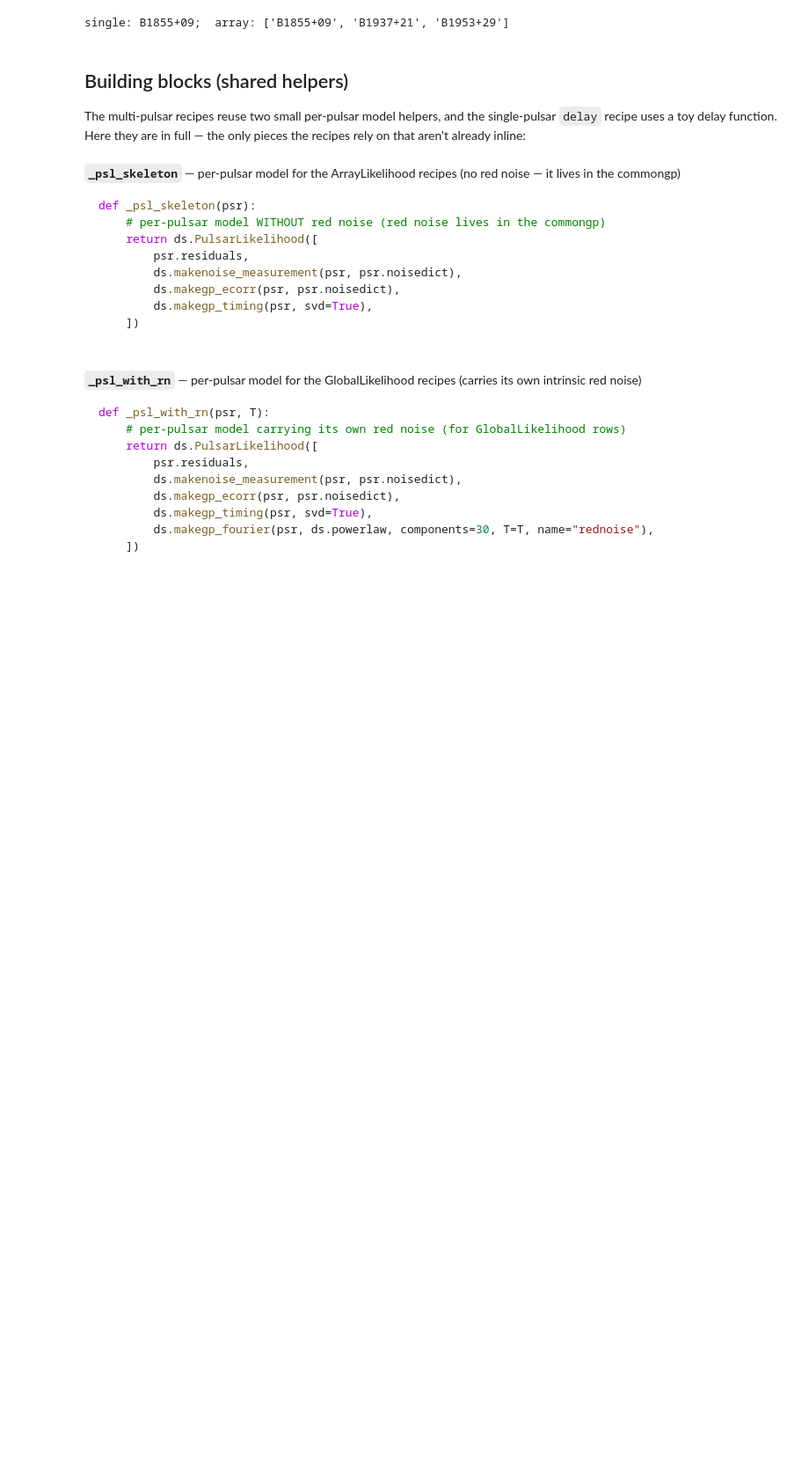
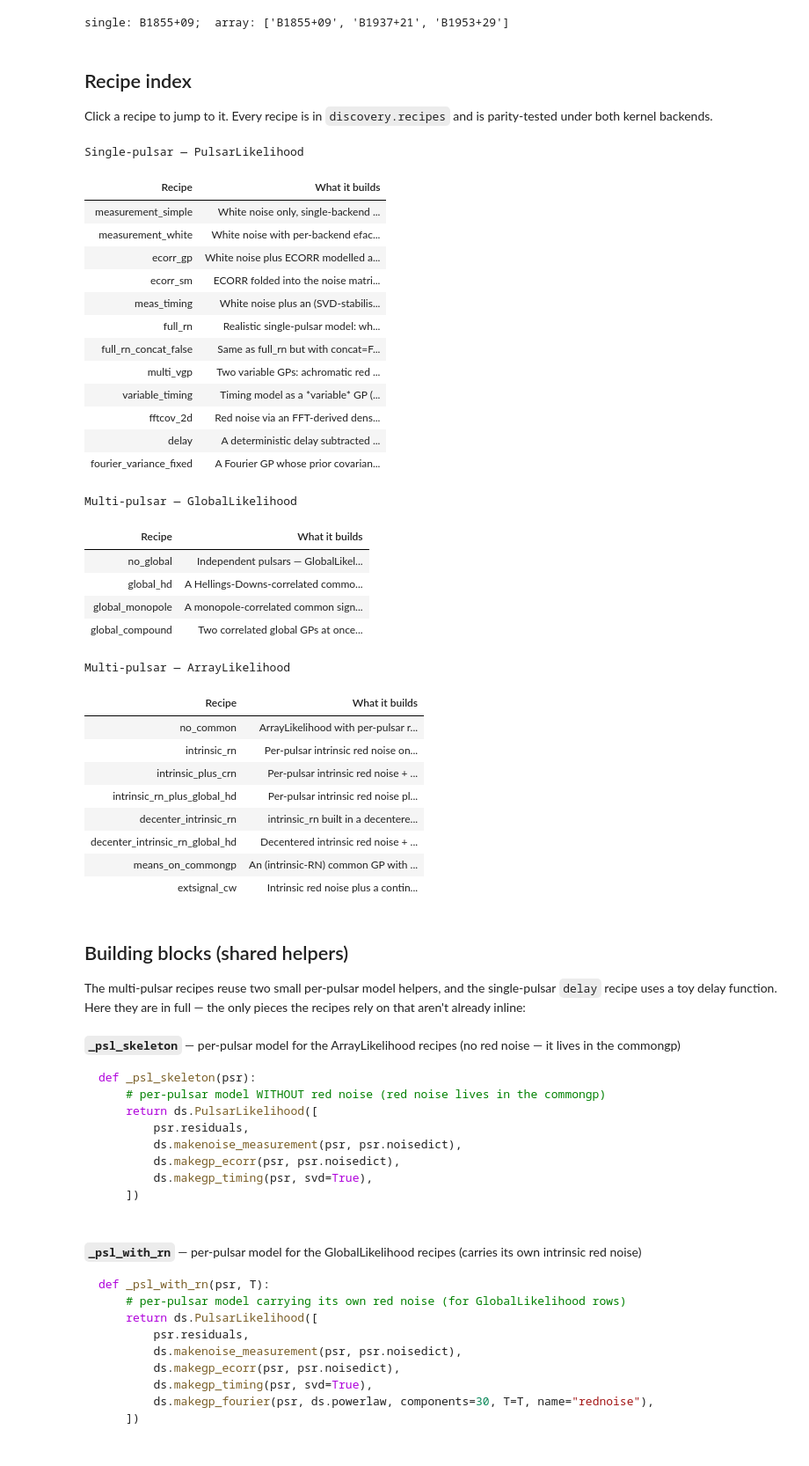
Before and after one commit to meyers-academic/discovery, a Jupyter notebook: docs/tutorials/cookbook_models.ipynb, the cells around one changed output. Shown at 88% size. Cells and saved outputs as stored; diff of their text form; code cells hidden in the pictures; blank space fills up the shorter version.

````diff
--- a/docs/tutorials/cookbook_models.ipynb
+++ b/docs/tutorials/cookbook_models.ipynb
@@ -41,7 +33,7 @@ single: B1855+09;  array: ['B1855+09', 'B1937+21', 'B1953+29']
 def show(recipe, arg):
     """Render one recipe: caption (its docstring), source, sampled params, and a logL value."""
     caption = ' '.join((recipe.__doc__ or '').split())
-    display(Markdown(f"#### `{recipe.__name__}`\n\n{caption}"))
+    display(Markdown(f'<a id="recipe-{recipe.__name__}"></a>\n\n#### `{recipe.__name__}`\n\n{caption}'))
     display(Markdown(f"```python\n{inspect.getsource(recipe)}\n```"))
 
     model = recipe(arg)
@@ -58,6 +50,62 @@ def show(recipe, arg):
 def show_src(fn, note=''):
     """Render a shared helper: its source plus a one-line note."""
     display(Markdown(f"**`{fn.__name__}`** — {note}\n\n```python\n{inspect.getsource(fn)}\n```"))
+
+
+def make_toc():
+    """Build the 3-section recipe index as an HTML table, linked to each recipe below."""
+    def esc(t): return t.replace('&','&amp;').replace('<','&lt;').replace('>','&gt;')
+    sections = [('Single-pulsar — PulsarLikelihood', R.SINGLE_PULSAR),
+                ('Multi-pulsar — GlobalLikelihood', R.GLOBAL),
+                ('Multi-pulsar — ArrayLikelihood', R.ARRAY)]
+    html = []
+    for title, recipes in sections:
+        html.append(f'<h3>{title}</h3>')
+        html.append('<table><thead><tr><th align="left">Recipe</th>'
+                    '<th align="left">What it builds</th></tr></thead><tbody>')
+        for r in recipes:
+            cap = esc(' '.join((r.__doc__ or '').split()))
+            html.append(f'<tr><td><a href="#recipe-{r.__name__}"><code>{r.__name__}</code>'
+                        f'</a></td><td>{cap}</td></tr>')
+        html.append('</tbody></table>')
+    display(HTML('\n'.join(html)))
+# %% [markdown]
+## Recipe index
+
+Click a recipe to jump to it. Every recipe is in `discovery.recipes` and is parity-tested under both kernel backends.
+# %%
+make_toc()
+# %% [output]
+Single-pulsar — PulsarLikelihood
+| Recipe | What it builds |
+| measurement_simple | White noise only, single-backend ... |
+| measurement_white | White noise with per-backend efac... |
+| ecorr_gp | White noise plus ECORR modelled a... |
+| ecorr_sm | ECORR folded into the noise matri... |
+| meas_timing | White noise plus an (SVD-stabilis... |
+| full_rn | Realistic single-pulsar model: wh... |
+| full_rn_concat_false | Same as full_rn but with concat=F... |
+| multi_vgp | Two variable GPs: achromatic red ... |
+| variable_timing | Timing model as a *variable* GP (... |
+| fftcov_2d | Red noise via an FFT-derived dens... |
+| delay | A deterministic delay subtracted ... |
+| fourier_variance_fixed | A Fourier GP whose prior covarian... |
+Multi-pulsar — GlobalLikelihood
+| Recipe | What it builds |
+| no_global | Independent pulsars — GlobalLikel... |
+| global_hd | A Hellings-Downs-correlated commo... |
+| global_monopole | A monopole-correlated common sign... |
+| global_compound | Two correlated global GPs at once... |
+Multi-pulsar — ArrayLikelihood
+| Recipe | What it builds |
+| no_common | ArrayLikelihood with per-pulsar r... |
+| intrinsic_rn | Per-pulsar intrinsic red noise on... |
+| intrinsic_plus_crn | Per-pulsar intrinsic red noise + ... |
+| intrinsic_rn_plus_global_hd | Per-pulsar intrinsic red noise pl... |
+| decenter_intrinsic_rn | intrinsic_rn built in a decentere... |
+| decenter_intrinsic_rn_global_hd | Decentered intrinsic red noise + ... |
+| means_on_commongp | An (intrinsic-RN) common GP with ... |
+| extsignal_cw | Intrinsic red noise plus a contin... |
 # %% [markdown]
 ## Building blocks (shared helpers)
 
````
Also changed, not shown: parts of 8 cells of this notebook.
